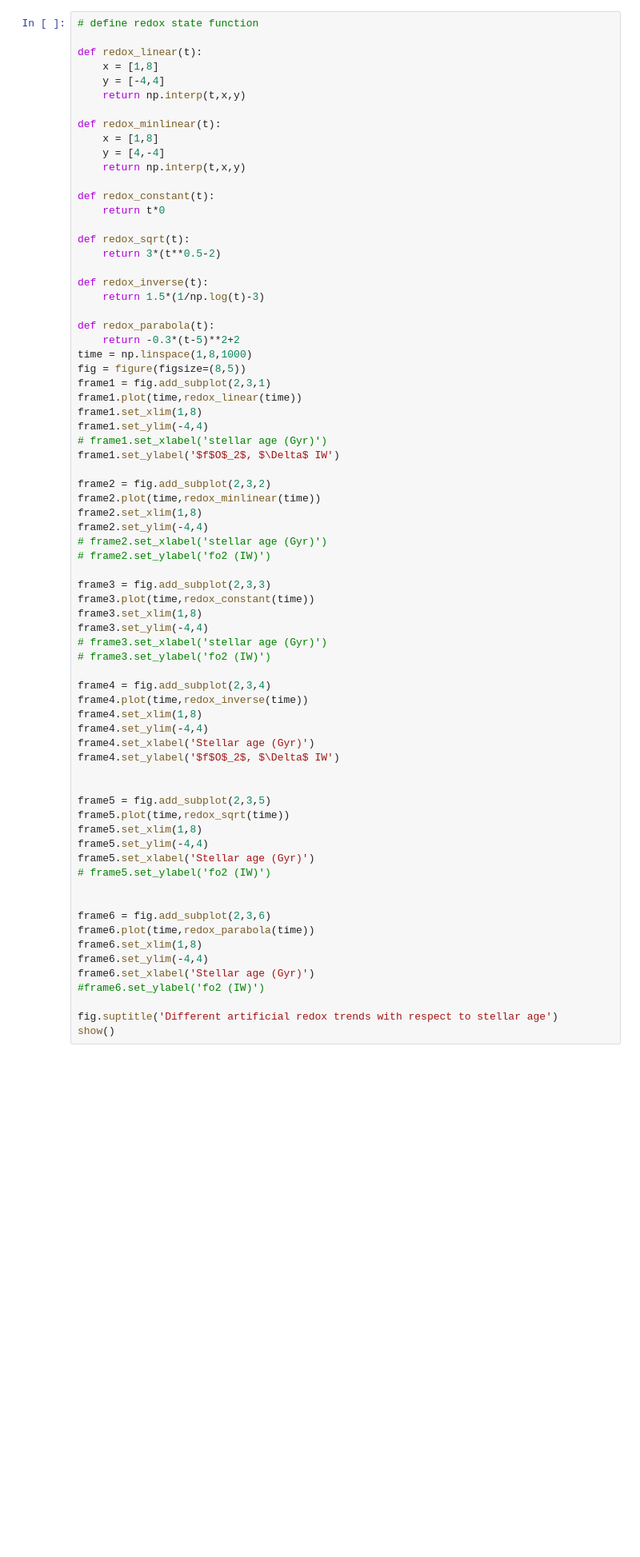
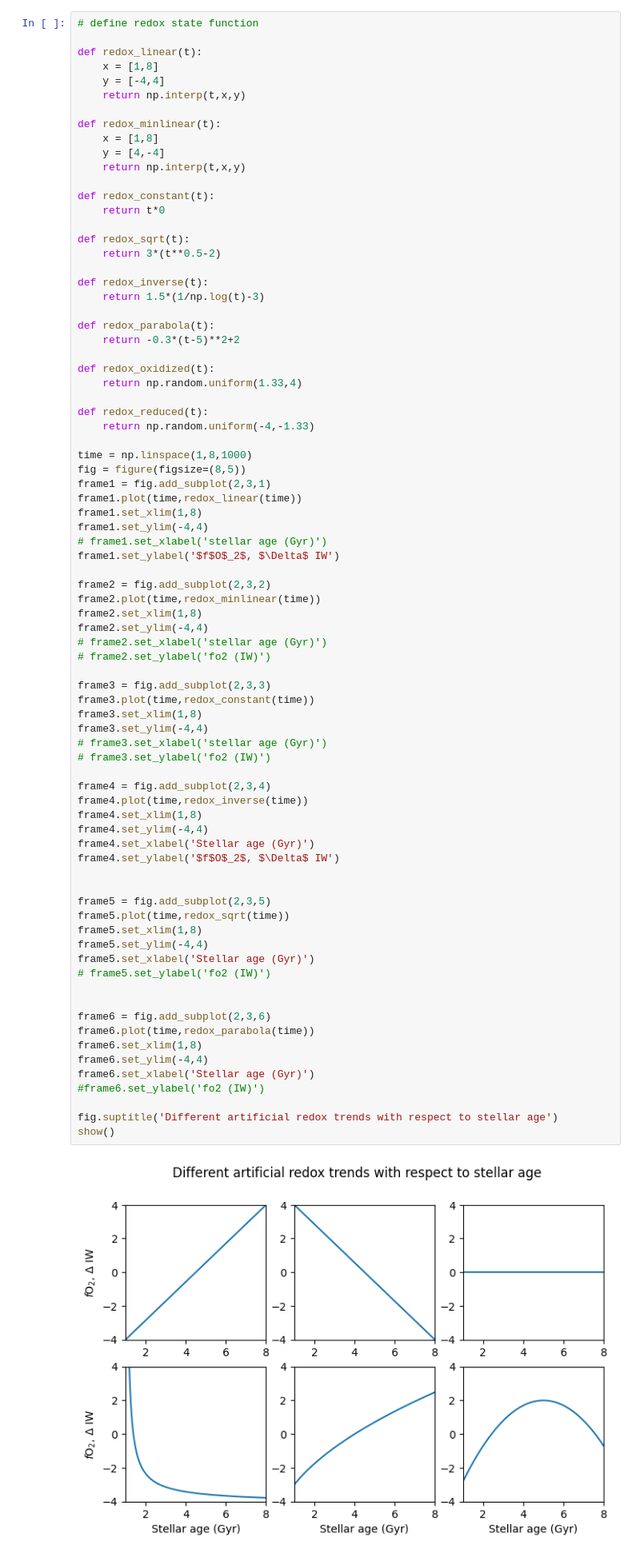
Before and after one commit to FormingWorlds/LIFEredoxsurvey, a Jupyter notebook: notebooks/survey.ipynb, the cells around one changed output. Shown: that part at 80% size. Saved outputs shown, nothing was run; the diff lists cells and outputs as text; blank space fills up the shorter version.

```diff
--- a/notebooks/survey.ipynb
+++ b/notebooks/survey.ipynb
@@ -56,6 +60,13 @@ def redox_inverse(t):
 
 def redox_parabola(t):
     return -0.3*(t-5)**2+2
+
+def redox_oxidized(t):
+    return np.random.uniform(1.33,4)
+
+def redox_reduced(t):
+    return np.random.uniform(-4,-1.33)
+
 time = np.linspace(1,8,1000)
 fig = figure(figsize=(8,5))
 frame1 = fig.add_subplot(2,3,1)
@@ -77,31 +88,33 @@ frame3.plot(time,redox_constant(time))
 frame3.set_xlim(1,8)
 frame3.set_ylim(-4,4)
 # frame3.set_xlabel('stellar age (Gyr)')
 # frame3.set_ylabel('fo2 (IW)')
 
 frame4 = fig.add_subplot(2,3,4)
 frame4.plot(time,redox_inverse(time))
 frame4.set_xlim(1,8)
 frame4.set_ylim(-4,4)
 frame4.set_xlabel('Stellar age (Gyr)')
 frame4.set_ylabel('$f$O$_2$, $\Delta$ IW')
 
 
 frame5 = fig.add_subplot(2,3,5)
 frame5.plot(time,redox_sqrt(time))
 frame5.set_xlim(1,8)
 frame5.set_ylim(-4,4)
 frame5.set_xlabel('Stellar age (Gyr)')
 # frame5.set_ylabel('fo2 (IW)')
 
 
 frame6 = fig.add_subplot(2,3,6)
 frame6.plot(time,redox_parabola(time))
 frame6.set_xlim(1,8)
 frame6.set_ylim(-4,4)
 frame6.set_xlabel('Stellar age (Gyr)')
 #frame6.set_ylabel('fo2 (IW)')
 
 fig.suptitle('Different artificial redox trends with respect to stellar age')
 show()
+# %% [output]
+[figure, added]
 # %%
```
Also changed, not shown: parts of 15 cells of this notebook, 4 other files.
